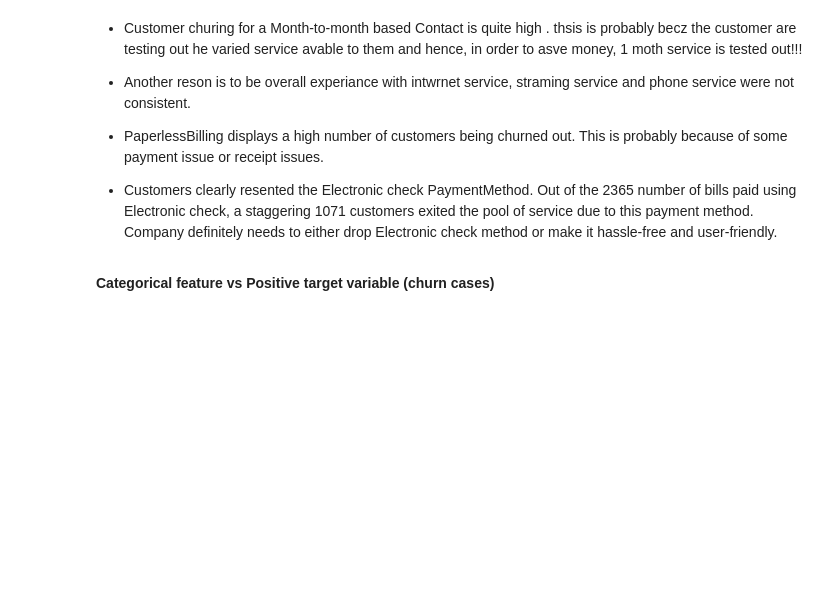
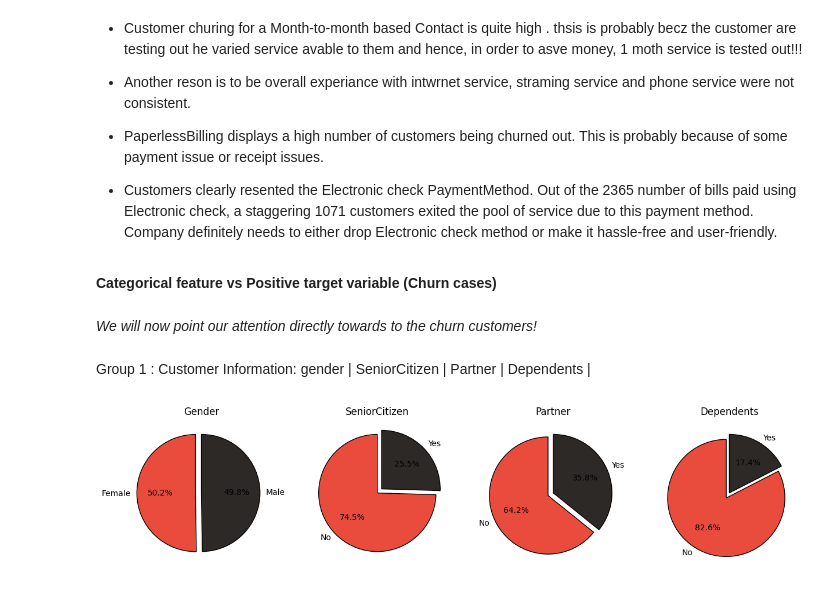
Before and after one commit to Bhupendra-glitch/Customer-Segmentation-Retention, a Jupyter notebook: Telco_Customer_Churn.ipynb, the cells around one changed output. Cells and saved outputs as stored; diff of their text form; code cells hidden in the pictures; blank space fills up the shorter version.

```diff
--- a/Telco_Customer_Churn.ipynb
+++ b/Telco_Customer_Churn.ipynb
@@ -354,4 +354,45 @@ plt.title(title);
 
 * Customers clearly resented the Electronic check PaymentMethod. Out of the 2365 number of bills paid using Electronic check, a staggering 1071 customers exited the pool of service due to this payment method. Company definitely needs to either drop Electronic check method or make it hassle-free and user-friendly.
 # %% [markdown]
-**Categorical feature vs Positive target variable (churn cases)**
+**Categorical feature vs Positive target variable (Churn cases)**
+# %% [markdown]
+*We will now point our attention directly towards to the churn customers!*
+# %% [markdown]
+Group 1 : Customer Information:
+gender | SeniorCitizen | Partner | Dependents |
+# %%
+gender = df1[df1['Churn'] == 1]['gender'].value_counts()
+gender = [gender[0] / sum(gender) * 100, gender[1] / sum(gender) * 100] # Female / Male
+
+seniorcitizen = df1[df1['Churn'] == 1]['SeniorCitizen'].value_counts()
+seniorcitizen = [seniorcitizen[0] / sum(seniorcitizen) * 100,seniorcitizen[1] / sum(seniorcitizen) * 100] # No - Yes
+
+partner = df1[df1['Churn'] == 1]['Partner'].value_counts()
+partner = [partner[0] / sum(partner) * 100,partner[1] / sum(partner) * 100] # No - Yes
+
+dependents = df1[df1['Churn'] == 1]['Dependents'].value_counts()
+dependents = [dependents[0] / sum(dependents) * 100,dependents[1] / sum(dependents) * 100] # No - Yes
+# %%
+ax,fig = plt.subplots(nrows = 1,ncols = 4,figsize = (15,15))
+
+plt.subplot(1,4,1)
+plt.pie(gender,labels = ['Female','Male'],autopct='%1.1f%%',startangle = 90,explode = (0.1,0),colors = colors,
+       wedgeprops = {'edgecolor' : 'black','linewidth': 1,'antialiased' : True})
+plt.title('Gender');
+
+plt.subplot(1,4,2)
+plt.pie(seniorcitizen,labels = ['No', 'Yes'],autopct='%1.1f%%',startangle = 90,explode = (0,0.1),colors = colors,
+       wedgeprops = {'edgecolor' : 'black','linewidth': 1,'antialiased' : True})
+plt.title('SeniorCitizen');
+
+plt.subplot(1,4,3)
+plt.pie(partner,labels = ['No','Yes'],autopct='%1.1f%%',startangle = 90,explode = (0.1,0),colors = colors,
+       wedgeprops = {'edgecolor' : 'black','linewidth': 1,'antialiased' : True})
+plt.title('Partner');
+
+plt.subplot(1,4,4)
+plt.pie(dependents,labels = ['No','Yes'],autopct='%1.1f%%',startangle = 90,explode = (0.1,0),colors = colors,
+       wedgeprops = {'edgecolor' : 'black','linewidth': 1,'antialiased' : True})
+plt.title('Dependents');
+# %% [output]
+[figure, added]
```
Also changed, not shown: parts of 16 cells of this notebook.
